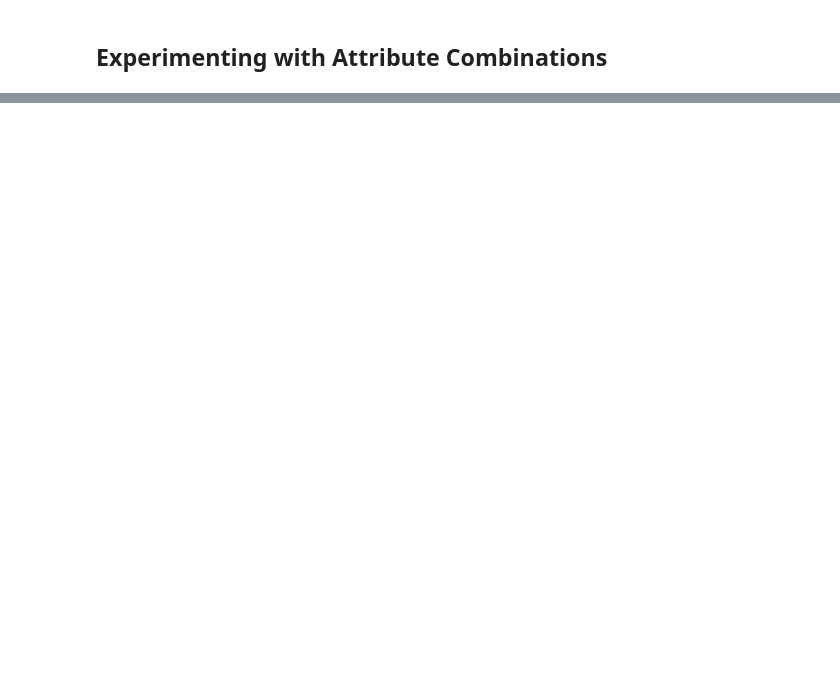
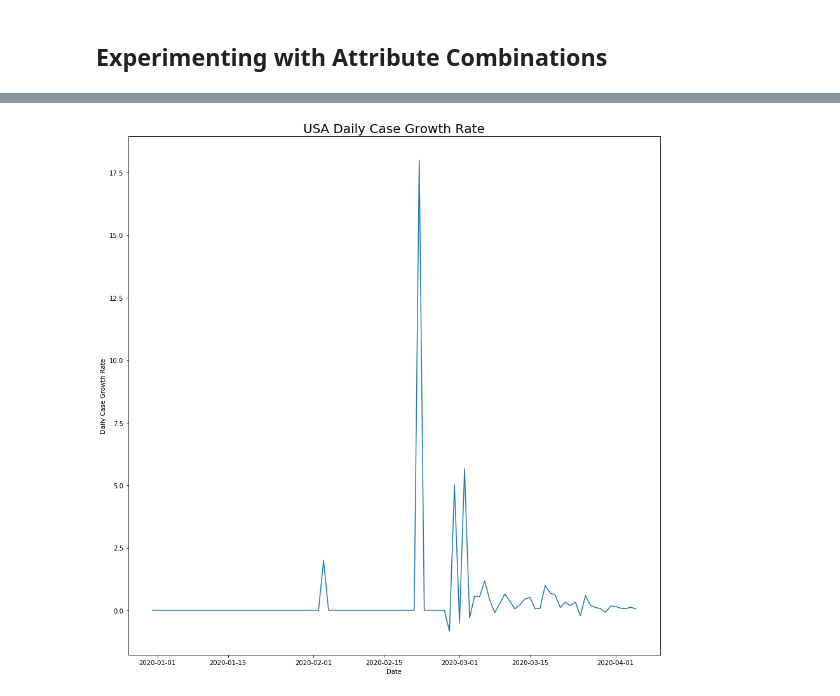
Before and after one commit to be2112/modeling_projects, a Jupyter notebook: covid-19/results/2020-04-05/Exploratory Data Analysis.ipynb, the cells around one changed output, grey strips where cells are left out. Drawn from its saved outputs; the diff is of its cells as text; code cells hidden in the pictures; blank space fills up the shorter version.

```diff
--- a/covid-19/results/2020-04-05/Exploratory Data Analysis.ipynb
+++ b/covid-19/results/2020-04-05/Exploratory Data Analysis.ipynb
@@ -233,0 +213,10 @@ data.head(50)
+# %%
+# Graph USA Case Growth Rate Across Time
+plt.figure(figsize=(15,15))
+plt.plot(usaData['date'], usaData['caseGrowthRate'])
+plt.ylabel('Daily Case Growth Rate')
+plt.xlabel('Date')
+plt.title('USA Daily Case Growth Rate', fontdict = {'fontsize' : 20})
+plt.show()
+# %% [output]
+[figure, added]
```
Also changed, not shown: parts of 34 cells of this notebook, 4 other files.
